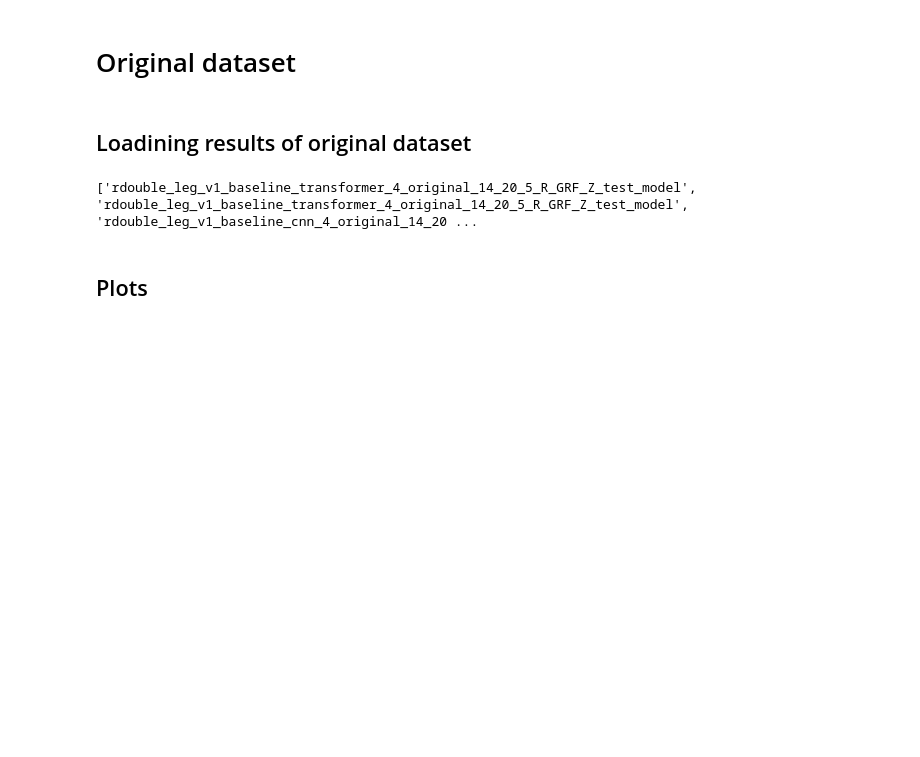
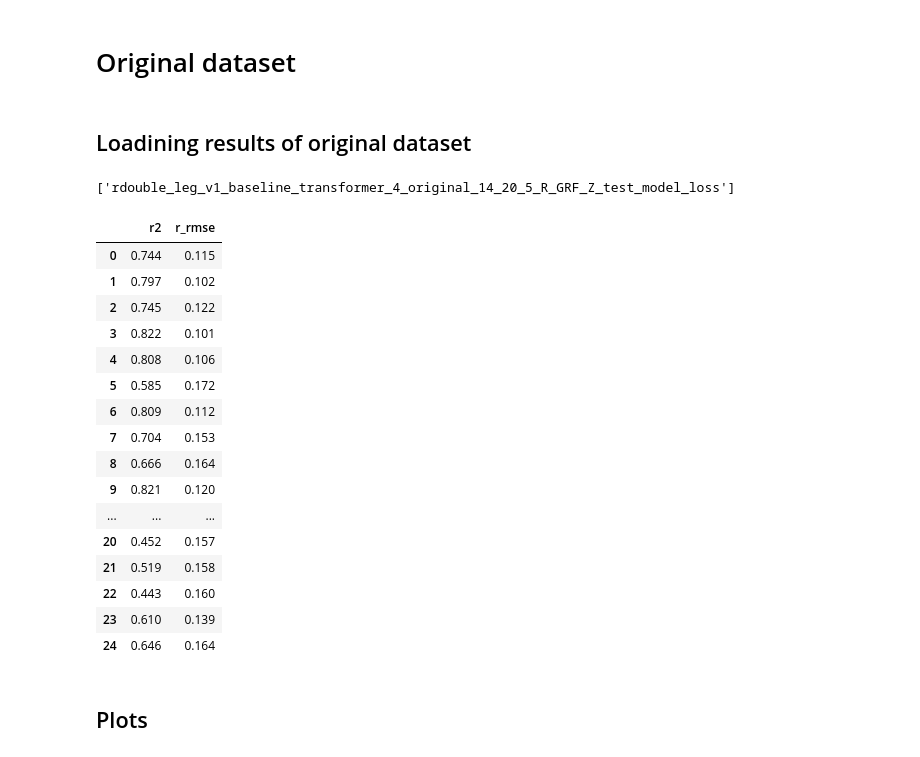
Before and after one commit to sunzhon/transfer_learning_for_droplanding, a Jupyter notebook: jupyter-lab/P6_figure_results_v3.ipynb, the cells around one changed output. Drawn from its saved outputs; the diff is of its cells as text; code cells hidden in the pictures; blank space fills up the shorter version.

```diff
--- a/jupyter-lab/P6_figure_results_v3.ipynb
+++ b/jupyter-lab/P6_figure_results_v3.ipynb
@@ -38,7 +38,7 @@ logging.basicConfig(level=logging.ERROR)
 ## Loadining results of original dataset
 # %%
 # 1) load result path list
-result_folders_name = read_result_folder_file("test_case_1.txt")
+result_folders_name = read_result_folder_file("cur_result_folders.txt")
 #result_folders = read_result_folder_file("da_e_rotation.txt")
 print(result_folders_name)
 result_count_files = [os.path.join(RESULTS_PATH, "training_testing", result_folder,"testing_result_folders.txt")
@@ -58,7 +58,27 @@ else:
     # load old metrics
     raw_metrics = pd.read_csv('./raw_metrics.csv')
 # %% [output]
-['rdouble_leg_v1_baseline_transformer_4_original_14_20_5_R_GRF_Z_test_model', 'rdouble_leg_v1_baseline_transformer_4_original_14_20_5_R_GRF_Z_test_model', 'rdouble_leg_v1_baseline_cnn_4_original_14_20 ...
+['rdouble_leg_v1_baseline_transformer_4_original_14_20_5_R_GRF_Z_test_model_loss']
+# %%
+raw_metrics[["r2","r_rmse"]]
+# %% [output]
+|  | r2 | r_rmse |
+| 0 | 0.744 | 0.115 |
+| 1 | 0.797 | 0.102 |
+| 2 | 0.745 | 0.122 |
+| 3 | 0.822 | 0.101 |
+| 4 | 0.808 | 0.106 |
+| 5 | 0.585 | 0.172 |
+| 6 | 0.809 | 0.112 |
+| 7 | 0.704 | 0.153 |
+| 8 | 0.666 | 0.164 |
+| 9 | 0.821 | 0.120 |
+| ... | ... | ... |
+| 20 | 0.452 | 0.157 |
+| 21 | 0.519 | 0.158 |
+| 22 | 0.443 | 0.160 |
+| 23 | 0.610 | 0.139 |
+| 24 | 0.646 | 0.164 |
 # %% [markdown]
 ## Plots
 # %% [markdown]
```
Also changed, not shown: 4 other files.
